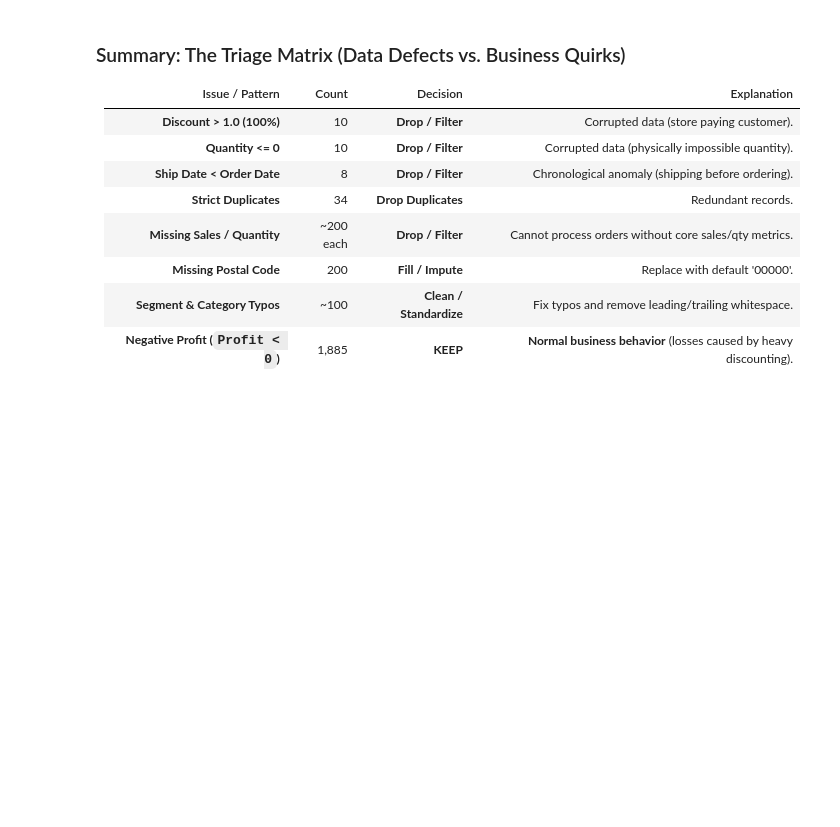
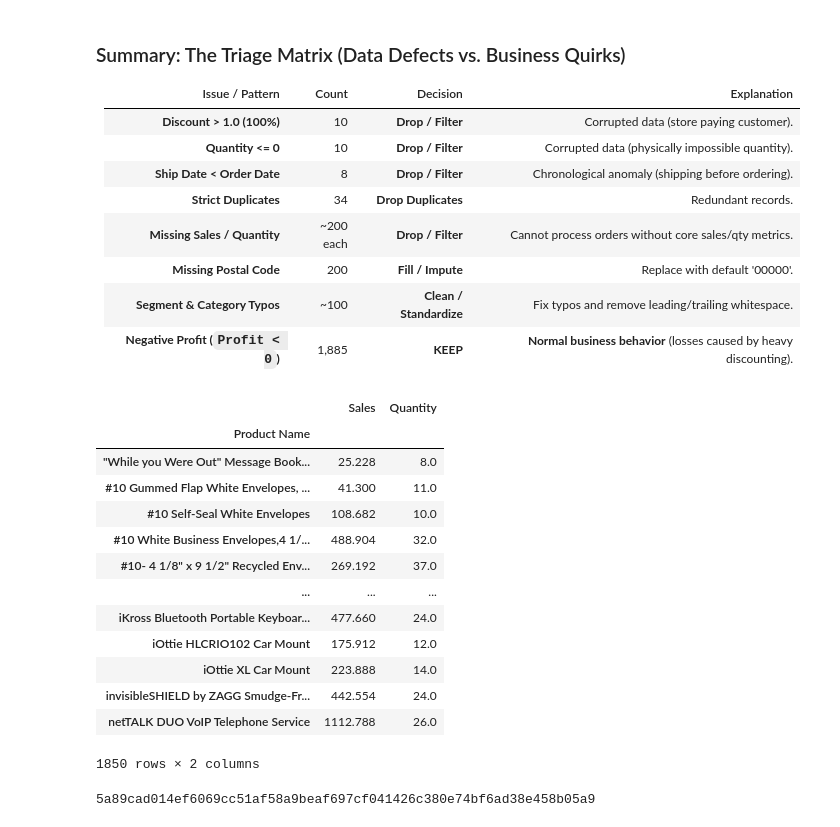
Before and after one commit to selomrani/DataStore360, a Jupyter notebook: notebooks/Data exploration/explore.ipynb, the cells around one changed output. Drawn from its saved outputs; the diff is of its cells as text; code cells hidden in the pictures; blank space fills up the shorter version.

```diff
--- a/notebooks/Data exploration/explore.ipynb
+++ b/notebooks/Data exploration/explore.ipynb
@@ -331,3 +331,31 @@ plt.show()
 | **Missing Postal Code** | 200 | **Fill / Impute** | Replace with default '00000'. |
 | **Segment & Category Typos** | ~100 | **Clean / Standardize** | Fix typos and remove leading/trailing whitespace. |
 | **Negative Profit (`Profit < 0`)** | 1,885 | **KEEP** | **Normal business behavior** (losses caused by heavy discounting). |
+# %%
+df.groupby(df['Product Name']).agg({
+    'Sales' : 'sum',
+    'Quantity' : 'sum'
+})
+# %% [output]
+|  | Sales | Quantity |
+| Product Name |  |  |
+| "While you Were Out" Message Book... | 25.228 | 8.0 |
+| #10 Gummed Flap White Envelopes, ... | 41.300 | 11.0 |
+| #10 Self-Seal White Envelopes | 108.682 | 10.0 |
+| #10 White Business Envelopes,4 1/... | 488.904 | 32.0 |
+| #10- 4 1/8" x 9 1/2" Recycled Env... | 269.192 | 37.0 |
+| ... | ... | ... |
+| iKross Bluetooth Portable Keyboar... | 477.660 | 24.0 |
+| iOttie HLCRIO102 Car Mount | 175.912 | 12.0 |
+| iOttie XL Car Mount | 223.888 | 14.0 |
+| invisibleSHIELD by ZAGG Smudge-Fr... | 442.554 | 24.0 |
+| netTALK DUO VoIP Telephone Service | 1112.788 | 26.0 |
+1850 rows × 2 columns
+# %%
+# Hash test
+import hashlib
+mail_to_hash = "elomranisoufyan@gmail.com".encode()
+hashed_email = hashlib.sha256(mail_to_hash)
+print(hashed_email.hexdigest())
+# %% [output]
+5a89cad014ef6069cc51af58a9beaf697cf041426c380e74bf6ad38e458b05a9
```
Also changed, not shown: parts of 2 cells of this notebook, 6 other files.
